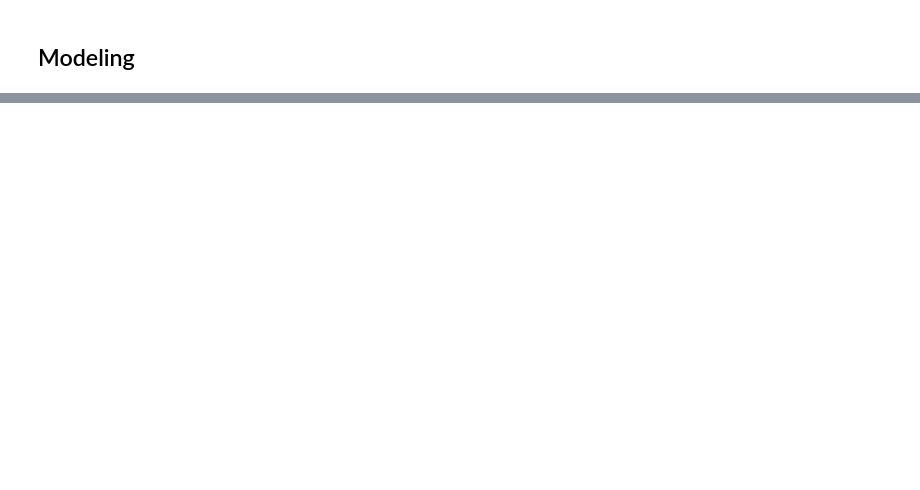
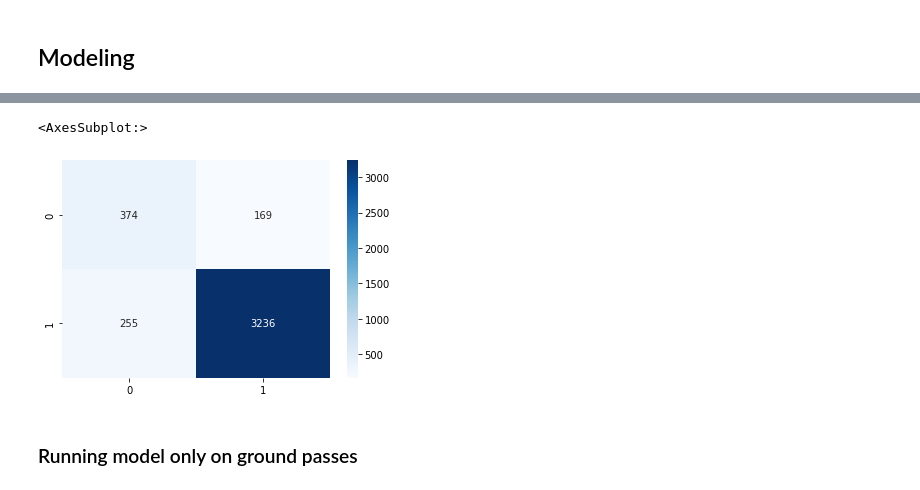
Before and after one commit to hugoartigas/quantifying_soccer_players_decision_making, a Jupyter notebook: EDA.ipynb, the cells around one changed output, grey strips where cells are left out. Drawn from its saved outputs; the diff is of its cells as text; code cells hidden in the pictures; blank space fills up the shorter version.

```diff
--- a/EDA.ipynb
+++ b/EDA.ipynb
@@ -192,0 +341,9 @@ XGBClassifier(base_score=0.5, booster='gbtree', callbacks=None,
+# %%
+import seaborn as sns
+sns.heatmap([[ 374,  169],
+            [255, 3236]], cmap="Blues",annot =True, fmt=".0f")
+# %% [output]
+<AxesSubplot:>
+[figure, added]
+# %% [markdown]
+### Running model only on ground passes
```
Also changed, not shown: parts of 48 cells of this notebook.
